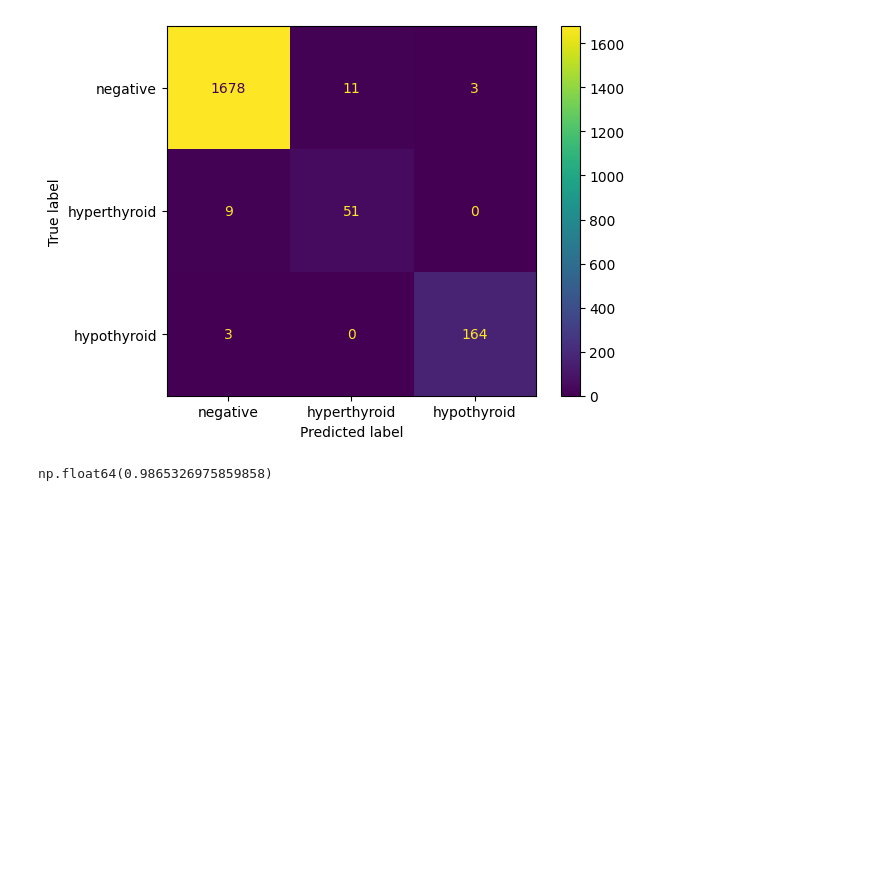
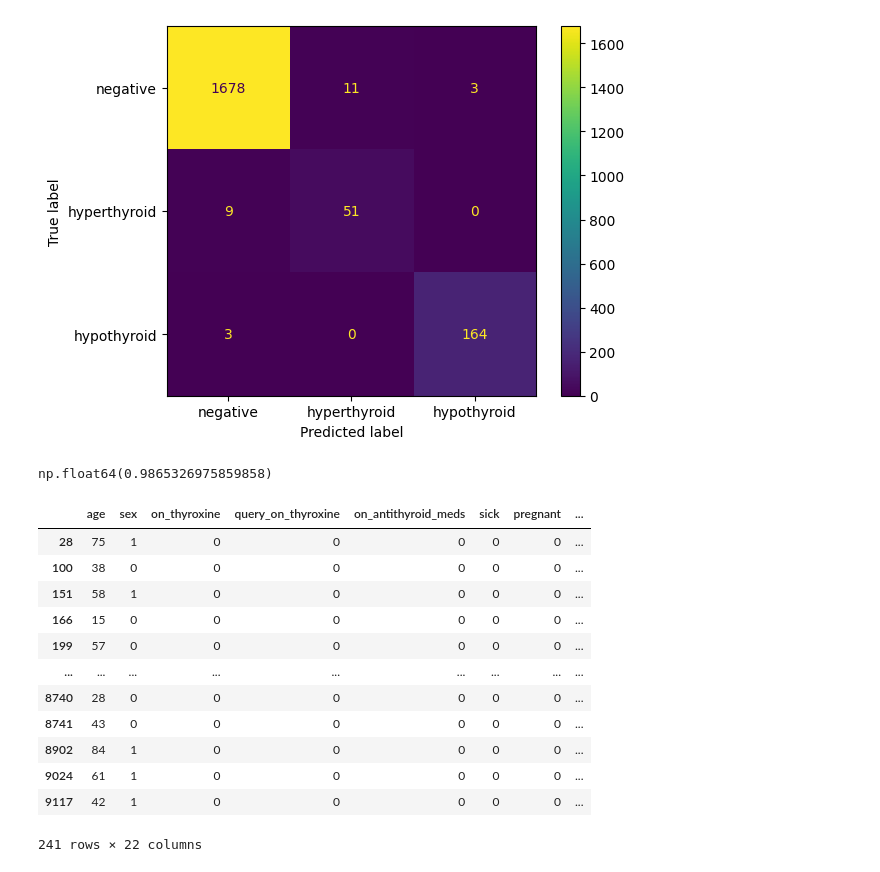
Before and after one commit to Kepins/ByteBots-Hackathon2024, a Jupyter notebook: main.ipynb, the cells around one changed output. Cells and saved outputs as stored; diff of their text form; code cells hidden in the pictures; blank space fills up the shorter version.

```diff
--- a/main.ipynb
+++ b/main.ipynb
@@ -275,6 +258,0 @@ df
-# %%
-null_cols = df.columns[df.isnull().any()]
-nulls_df = df.loc[:, null_cols]
-nulls_df = pd.DataFrame(nulls_df.isna().sum()/df.shape[0]*100)
-nulls_df = nulls_df.rename(columns={0: 'Missing Values %'})
-nulls_df
@@ -362,0 +338,16 @@ np.float64(0.9865326975859858)
+# %%
+df[df["target"] == 1]
+# %% [output]
+|  | age | sex | on_thyroxine | query_on_thyroxine | on_antithyroid_meds | sick | pregnant | ... |
+| 28 | 75 | 1 | 0 | 0 | 0 | 0 | 0 | ... |
+| 100 | 38 | 0 | 0 | 0 | 0 | 0 | 0 | ... |
+| 151 | 58 | 1 | 0 | 0 | 0 | 0 | 0 | ... |
+| 166 | 15 | 0 | 0 | 0 | 0 | 0 | 0 | ... |
+| 199 | 57 | 0 | 0 | 0 | 0 | 0 | 0 | ... |
+| ... | ... | ... | ... | ... | ... | ... | ... | ... |
+| 8740 | 28 | 0 | 0 | 0 | 0 | 0 | 0 | ... |
+| 8741 | 43 | 0 | 0 | 0 | 0 | 0 | 0 | ... |
+| 8902 | 84 | 1 | 0 | 0 | 0 | 0 | 0 | ... |
+| 9024 | 61 | 1 | 0 | 0 | 0 | 0 | 0 | ... |
+| 9117 | 42 | 1 | 0 | 0 | 0 | 0 | 0 | ... |
+241 rows × 22 columns
```
Also changed, not shown: parts of 3 cells of this notebook, 3 other files.
